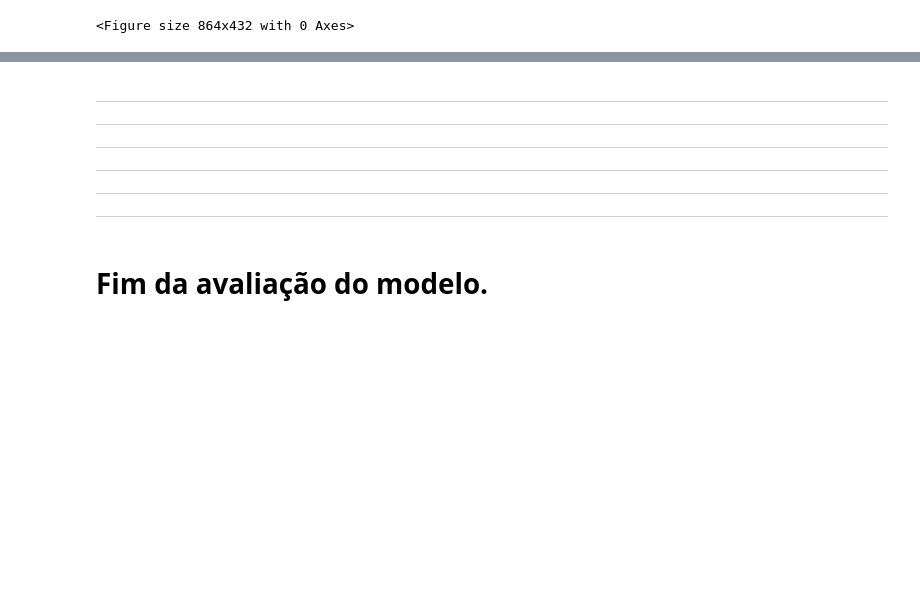
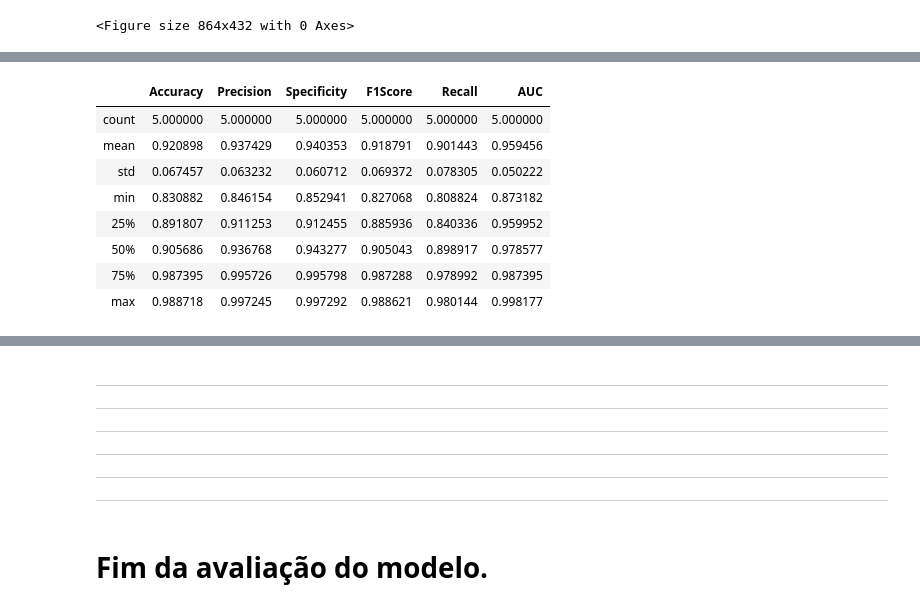
Before and after one commit to joctal/tcc, a Jupyter notebook: TCC_Outros_modelos.ipynb, the cells around one changed output, grey strips where cells are left out. Drawn from its saved outputs; the diff is of its cells as text; code cells hidden in the pictures; blank space fills up the shorter version.

```diff
--- a/TCC_Outros_modelos.ipynb
+++ b/TCC_Outros_modelos.ipynb
@@ -418,0 +598,12 @@ plt.subplots_adjust(left=0.1, right=0.9, top=0.9, bottom=0.1)
+# %%
+dfresultado.describe()
+# %% [output]
+|  | Accuracy | Precision | Specificity | F1Score | Recall | AUC |
+| count | 5.000000 | 5.000000 | 5.000000 | 5.000000 | 5.000000 | 5.000000 |
+| mean | 0.920898 | 0.937429 | 0.940353 | 0.918791 | 0.901443 | 0.959456 |
+| std | 0.067457 | 0.063232 | 0.060712 | 0.069372 | 0.078305 | 0.050222 |
+| min | 0.830882 | 0.846154 | 0.852941 | 0.827068 | 0.808824 | 0.873182 |
+| 25% | 0.891807 | 0.911253 | 0.912455 | 0.885936 | 0.840336 | 0.959952 |
+| 50% | 0.905686 | 0.936768 | 0.943277 | 0.905043 | 0.898917 | 0.978577 |
+| 75% | 0.987395 | 0.995726 | 0.995798 | 0.987288 | 0.978992 | 0.987395 |
+| max | 0.988718 | 0.997245 | 0.997292 | 0.988621 | 0.980144 | 0.998177 |
```
Also changed, not shown: parts of 59 cells of this notebook, 13 other files.
